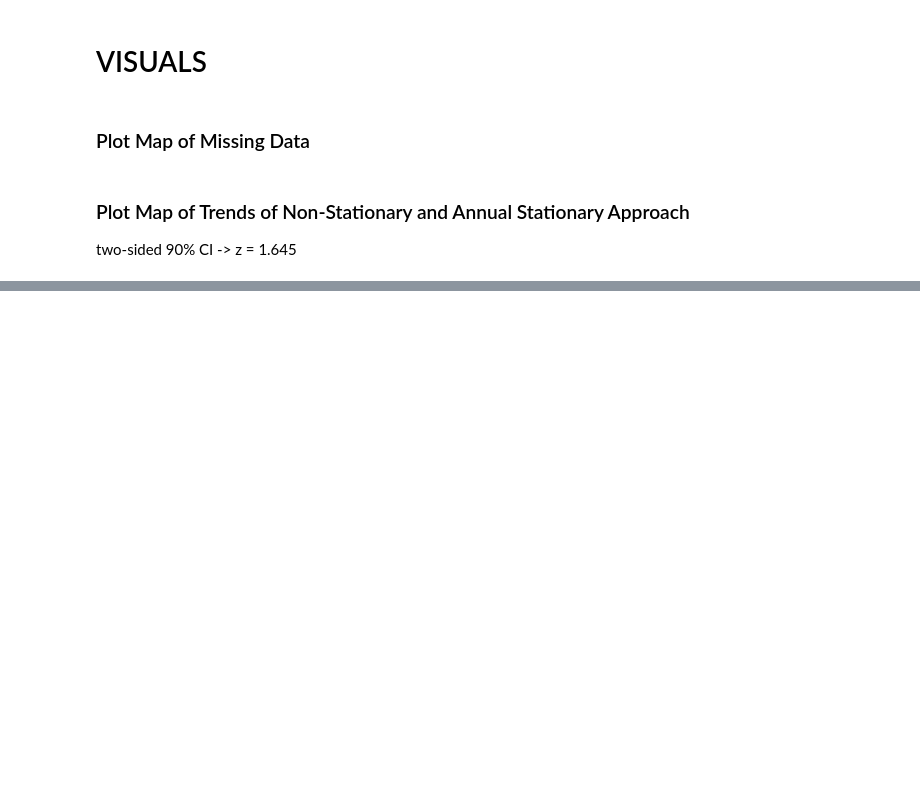
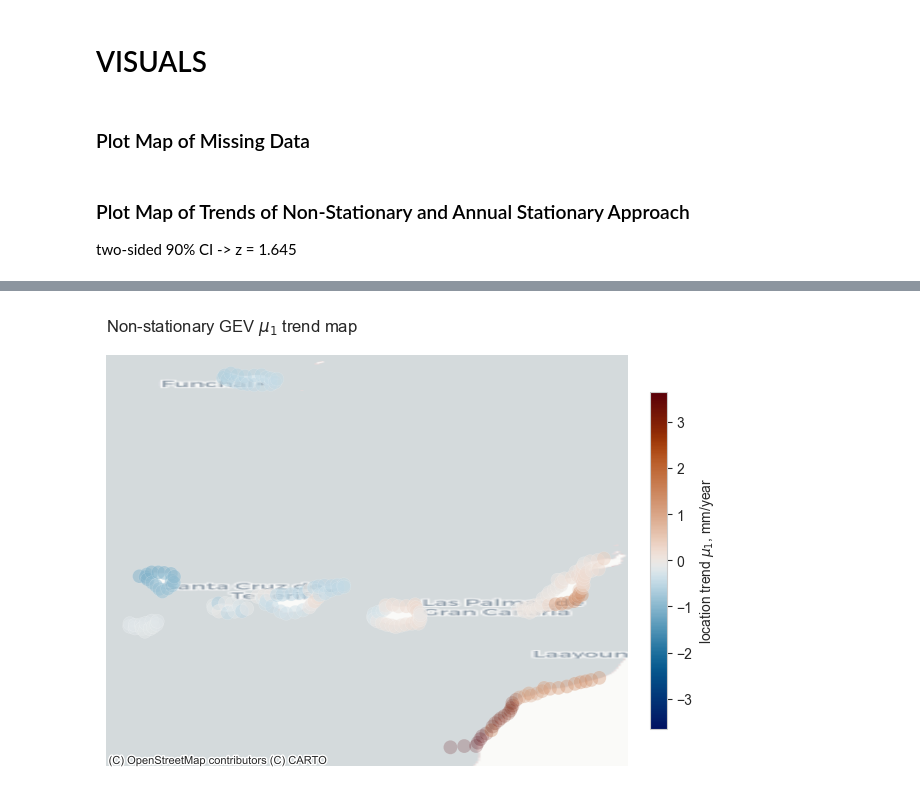
Before and after one commit to silviaelisabeth/SeaLevelExtremes, a Jupyter notebook: script/GEV_visuals.ipynb, the cells around one changed output, grey strips where cells are left out. Saved outputs shown, nothing was run; the diff lists cells and outputs as text; code cells hidden in the pictures; blank space fills up the shorter version.

```diff
--- a/script/GEV_visuals.ipynb
+++ b/script/GEV_visuals.ipynb
@@ -267,28 +330,21 @@ max_se = nanpercentile(gdf['mu1_std'], 98)
 gdf_web['alpha'] = (1 - (gdf_web['mu1_std']/max_se)).clip(0.2, 1.0)
 gdf_web['size'] = 20 + (1 - (gdf_web['mu1_std']/max_se)).clip(0,1) * 180
 # %%
-fig, ax = plt.subplots(figsize=(12,8))
+fig, ax = plt.subplots()#figsize=(12,5))
 sc = ax.scatter(
-    gdf_web.geometry.x,
-    gdf_web.geometry.y,
-    c=gdf_web['mu1'],
-    cmap=cmap,
-    norm=norm,
-    s=100,#gdf_web['size'],
-    alpha=gdf_web['alpha'],
-    edgecolor='k',
-    linewidth=0.2
+    gdf_web.geometry.x, gdf_web.geometry.y,
+    c=gdf_web['mu1'], cmap=cmap, norm=norm, s=100,#gdf_web['size'],
+    alpha=gdf_web['alpha'], edgecolor='white', linewidth=0.15
 )
 
-ctx.add_basemap(
-    ax,
-    source=ctx.providers.CartoDB.Positron,
-    zoom=6
-)
+ctx.add_basemap(ax, source=ctx.providers.CartoDB.Positron, zoom=6)
 
-ax.set_axis_off()  # optional
+ax.set_axis_off()
 plt.title("Non-stationary GEV $μ_1$ trend map", loc='left')
 cbar = plt.colorbar(sc, ax=ax, fraction=0.03, pad=0.04)
-cbar.set_label("μ₁ (trend per year)")
+cbar.set_label("location trend $μ_1$, mm/year")
 
+plt.tight_layout()
 plt.show()
+# %% [output]
+[figure, added]
```
Also changed, not shown: parts of 10 cells of this notebook, 3 other files.
